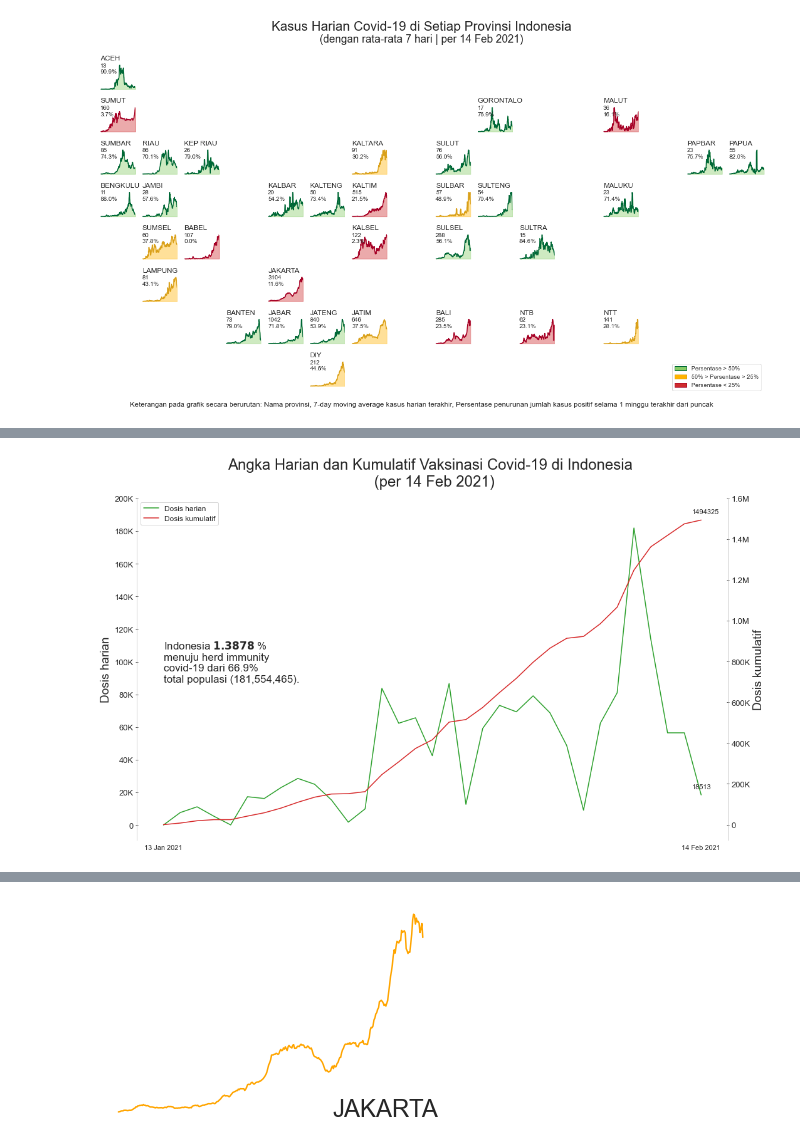
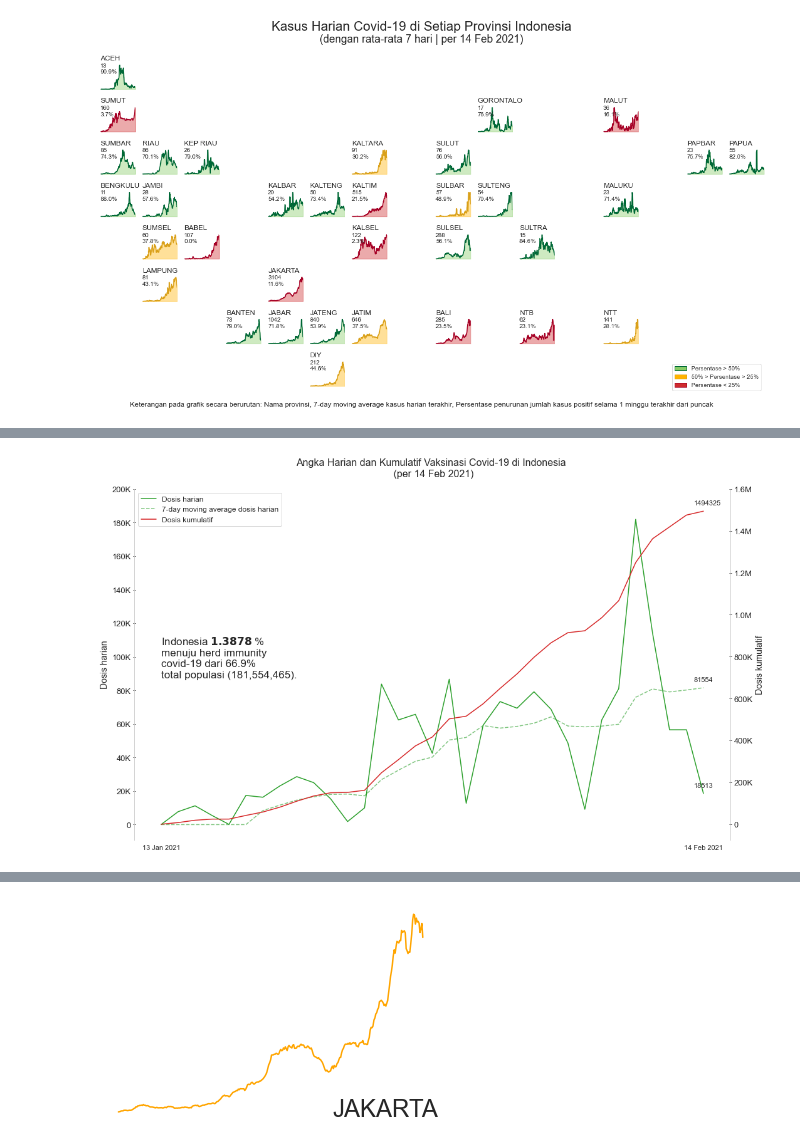
Before and after one commit to imfery/covid-19-viz, a Jupyter notebook: Covid-19 Visualization.ipynb, the cells around one changed output, grey strips where cells are left out. Saved outputs shown, nothing was run; the diff lists cells and outputs as text; code cells hidden in the pictures.

```diff
--- a/Covid-19 Visualization.ipynb
+++ b/Covid-19 Visualization.ipynb
@@ -299,6 +300,9 @@ vaccinated.index = stats.index
 vaccinated = vaccinated.loc['2021-01-13':]
 vaccinated['Dosis kumulatif'] = vaccinated['Dosis pertama'] + vaccinated['Dosis kedua'] # added new column Dosis kumulatif
 vaccinated['Dosis harian'] = vaccinated['Dosis pertama (harian)'] + vaccinated['Dosis kedua (harian)'] # added new column Dosis harian
+
+# 7-day moving average dosis harian
+dh_ma = round(vaccinated['Dosis harian'].rolling(7).mean().fillna(0),2)
 # %%
 # calculation by menujuherdimmunity.id
 mhi = round((stats['Sembuh'][-1] + (vaccinated['Dosis pertama'].values[-1]+\
@@ -414,13 +417,13 @@ plt.show()
 fig, ax1 = plt.subplots(figsize=(15,9))
 color = ['tab:green', 'tab:red']
 
-ax1 = sns.lineplot(x=vaccinated.index, y='Dosis harian', data = vaccinated, color=color[0],
+ax1 = sns.lineplot(x=vaccinated.index, y='Dosis harian', data=vaccinated, color=color[0],
                   label='Dosis harian', legend=None)
+ax1 = sns.lineplot(x=vaccinated.index, y=dh_ma, data=vaccinated, color=color[0],
+                  label='7-day moving average dosis harian', legend=None, linestyle='--', alpha=0.6)
 
-#specify we want to share the same x-axis
 ax2 = ax1.twinx()
 
-#line plot creation
 ax2 = sns.lineplot(x=vaccinated.index, y='Dosis kumulatif', data = vaccinated, sort=False, color=color[1],
                   label='Dosis kumulatif', legend=None)
 
@@ -468,42 +471,45 @@ for ax in axs:
     ax.grid(False)
 
     if ax == ax1:
-        ax.set_ylabel('Dosis harian', fontsize=19)
+        ax.set_ylabel('Dosis harian', fontsize=14)
         ax.set_yticks(yticks)
         ax.set_yticklabels(yticklabels, fontsize=13)
         ax.set_xlabel('')
         ax.annotate(vaccinated['Dosis harian'].values[-1],
              (vaccinated.index[-1],vaccinated['Dosis harian'].values[-1]),
              xytext=(-15, 10), textcoords='offset points', fontsize=11)
+        ax.annotate(int(round(dh_ma.values[-1])),
+             (vaccinated.index[-1],dh_ma.values[-1]),
+             xytext=(-15, 10), textcoords='offset points', fontsize=11)
     else:
-        ax.set_ylabel('Dosis kumulatif', fontsize=19)
+        ax.set_ylabel('Dosis kumulatif', fontsize=14)
         ax.set_yticks(yticks2)
         ax.set_yticklabels(yticklabels2, fontsize=13)
         ax.annotate(vaccinated['Dosis kumulatif'].values[-1],
                     (vaccinated.index[-1],vaccinated['Dosis kumulatif'].values[-1]),
                     xytext=(-15, 10), textcoords='offset points', fontsize=11)
         ax.legend(lines, labels, loc='upper left', fontsize=12)
 
     for spine in spines:
         ax.spines[spine].set_visible(False)
 
 
 plt.annotate("Indonesia " +r"$\bf{" + str(mhi) + "}$"+' % \nmenuju herd immunity\ncovid-19 dari 66.9% \n\
 total populasi (181,554,465).',\
              (vaccinated.index[0],700000), xytext=(0,0), textcoords='offset points', fontsize=17)
 
-plt.title("Angka Harian dan Kumulatif Vaksinasi Covid-19 di Indonesia \n (per "+
+plt.title("Angka Harian dan Kumulatif Vaksinasi Covid-19 di Indonesia \n (per "+\
           max(stats.index).to_pydatetime().strftime("%d %b %Y")+")",
-          fontsize=24, pad=20, loc='center')
+          fontsize=16, pad=20, loc='center')
 
 # peak_dosis = vaccinated[vaccinated['Dosis harian'] == max(vaccinated['Dosis harian'])].index
 # plt.axvline(peak_dosis,
 #            linestyle='--', color='black')
 # plt.text(x=peak_dosis, y=-95000, s=peak_dosis[0].to_pydatetime().strftime("%d %b %Y"), fontsize=11,
 #         ha='center', va='top', color='red')
 
 fig.tight_layout()
 plt.show()
 # %% [output]
-[figure, old version]
+[figure, new version]
 # %%
```
Also changed, not shown: parts of 7 cells of this notebook.
